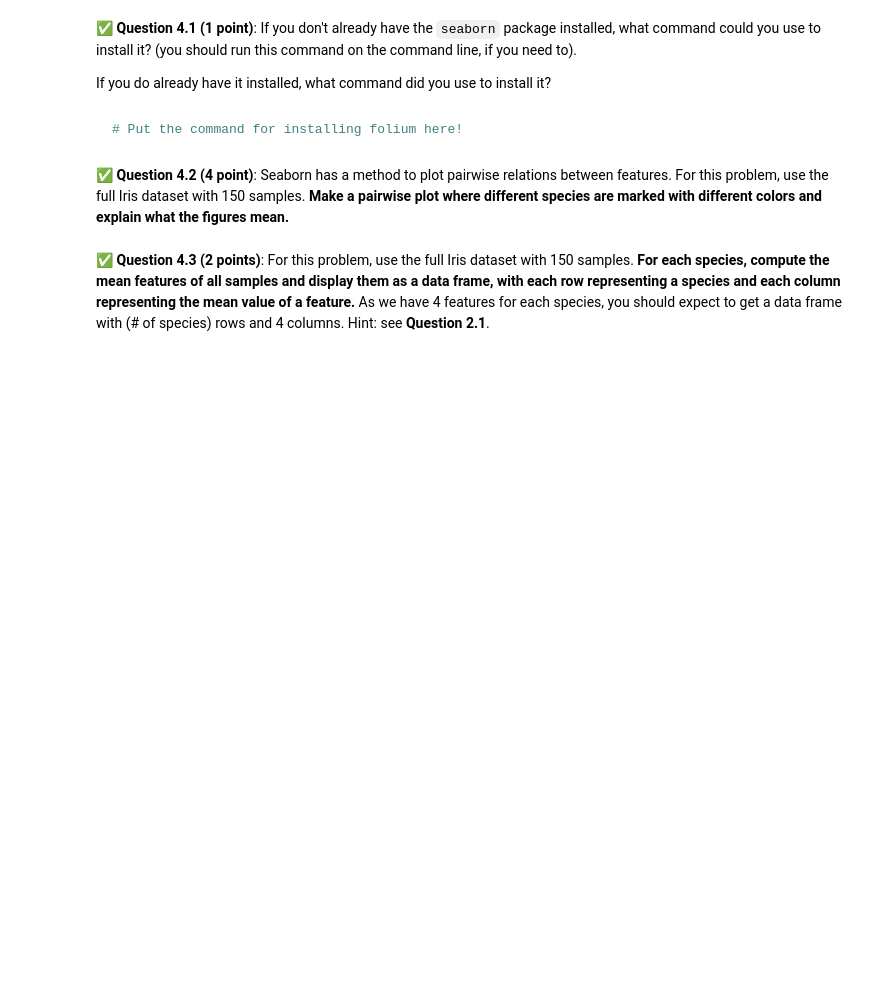
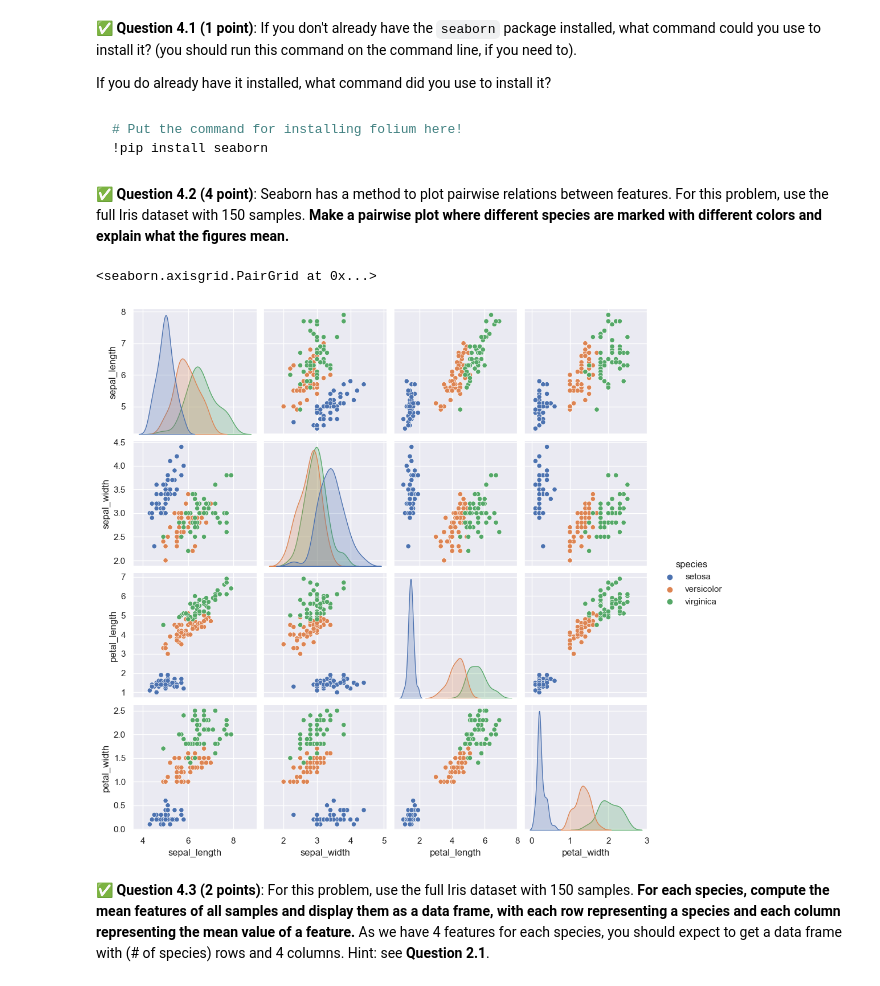
Before and after one commit to zakkoz1/CMSE202-f23-turnin, a Jupyter notebook: hw-01/HW-01_GitPracticeDebuggingPythonPackagesAndClasses-STUDENT.ipynb, the cells around one changed output. Cells and saved outputs as stored; diff of their text form; code cells hidden in the pictures; blank space fills up the shorter version.

````diff
--- a/hw-01/HW-01_GitPracticeDebuggingPythonPackagesAndClasses-STUDENT.ipynb
+++ b/hw-01/HW-01_GitPracticeDebuggingPythonPackagesAndClasses-STUDENT.ipynb
@@ -377,11 +377,17 @@ If you do already have it installed, what command did you use to install it?
 # %% [markdown]
 ```bash
 # Put the command for installing folium here!
+!pip install seaborn
 ```
 # %% [markdown]
 &#9989; **Question 4.2 (4 point)**: Seaborn has a method to plot pairwise relations between features. For this problem, use the full Iris dataset with 150 samples. **Make a pairwise plot where different species are marked with different colors and explain what the figures mean.**
 # %%
 ### Put your code here
+import seaborn as sns
+sns.pairplot(iris, hue="species")
+# %% [output]
+<seaborn.axisgrid.PairGrid at 0x...>
+[figure, added]
 # %% [markdown]
 &#9989; **Question 4.3 (2 points)**: For this problem, use the full Iris dataset with 150 samples. **For each species, compute the mean features of all samples and display them as a data frame, with each row representing a species and each column representing the mean value of a feature.** As we have 4 features for each species, you should expect to get a data frame with (# of species) rows and 4 columns. Hint: see **Question 2.1**.
 # %%
````
Also changed, not shown: parts of 2 cells of this notebook.
